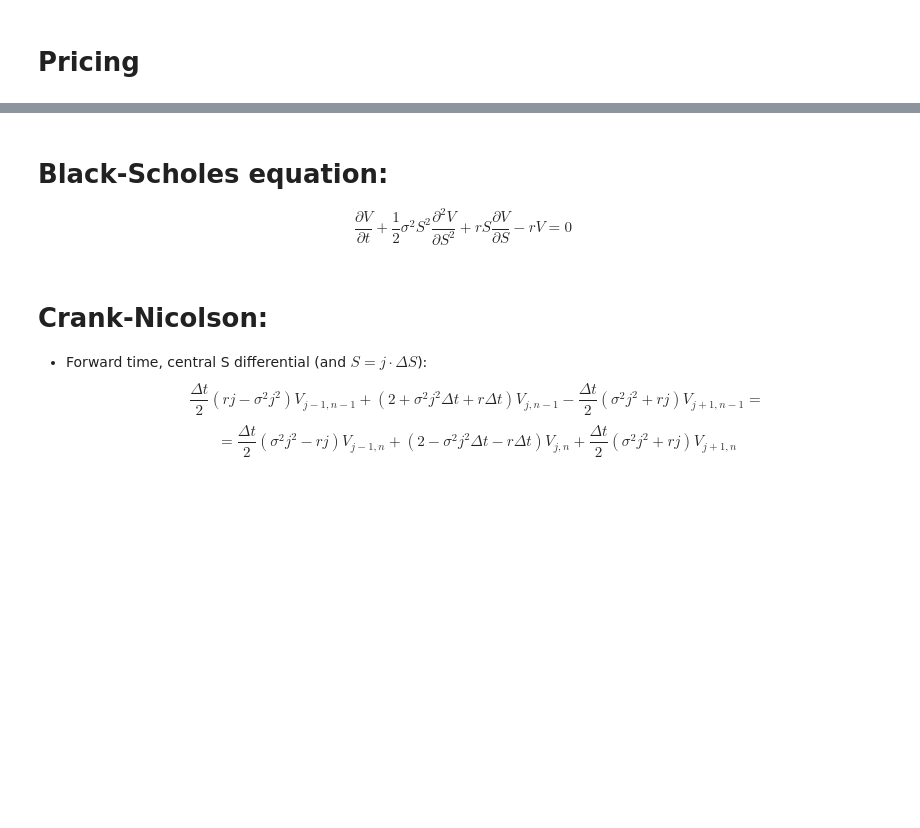
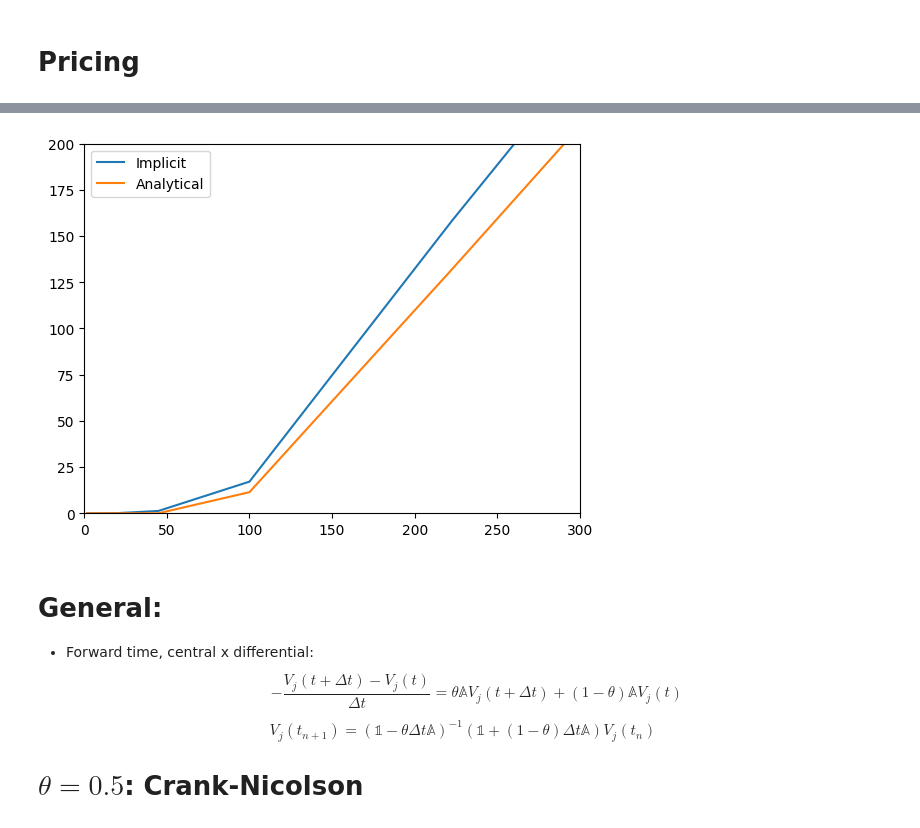
Before and after one commit to QuantCourseBP/QuantCourseBP, a Jupyter notebook: Lectures/05_Finite_method_intro/Finite_difference_method_intro_SOLUTION.ipynb, the cells around one changed output, grey strips where cells are left out. Drawn from its saved outputs; the diff is of its cells as text; code cells hidden in the pictures; blank space fills up the shorter version.

```diff
--- a/Lectures/Finite_method_intro/Finite_difference_method_intro_SOLUTION.ipynb
+++ b/Lectures/05_Finite_method_intro/Finite_difference_method_intro_SOLUTION.ipynb
@@ -551,8 +523,39 @@ plt.show()
-# %% [markdown]
-# Black-Scholes equation:
-$$\frac{\partial V}{\partial t}+\frac 1 2 \sigma^2 S^2 \frac{\partial ^2 V}{\partial S^2} + rS\frac{\partial V}{\partial S}-rV = 0$$
+# %%
+def create_and_run_implicit_BS(n_x, n_t):
+    dx = (x_max-x_min)/(n_x-1)
+    dt = T/(n_t-1)
+
+    implicit_grid = np.zeros((n_x, n_t))
+    implicit_grid = call_boundary(implicit_grid, dx, dt)
+
+    matrix = dt*get_a(n_x, dx, R, SIGMA)-np.diag(np.ones(n_x))
+
+    for n in range(1, n_t)[::-1]:
+        boundary = np.dot(matrix, implicit_grid[:,n-1])
+#         print(boundary)
+#         boundary = np.zeros(n_S)
+        implicit_grid[1:-1,n-1] = linalg.solve(matrix[1:-1,1:-1], implicit_grid[1:-1,n]-boundary[1:-1])
+
+    return implicit_grid
+# %%
+n_x, n_t = 11, 5
+implicit_solution = create_and_run_implicit_BS(n_x,n_t)
+Spots = np.exp(np.linspace(x_min, x_max, n_x))*K
+implicit_solution, Spots
+
+plt.plot(Spots, implicit_solution[:,0], label="Implicit")
+plt.plot(Spots, black_scholes_eur_call(Spots, T), label="Analytical")
+plt.xlim(0, 3*K)
+plt.ylim(0,200)
+plt.legend()
+plt.show()
+# %% [output]
+[figure, added]
 # %% [markdown]
-# Crank-Nicolson:
-* Forward time, central S differential (and $S=j\cdot\Delta S$):
-$$\frac{\Delta t}{2}(rj-\sigma^2j^2)V_{j-1, n-1} + (2+\sigma^2j^2\Delta t+r\Delta t)V_{j, n-1} -\frac{\Delta t}{2}(\sigma^2j^2+rj)V_{j+1, n-1} =$$
-$$=\frac{\Delta t}{2}(\sigma^2j^2-rj)V_{j-1,n}+(2-\sigma^2j^2\Delta t -r\Delta t)V_{j,n}+ \frac{\Delta t}{2}(\sigma^2j^2+rj)V_{j+1,n}$$
+# General:
+* Forward time, central x differential:
+$$-\frac{V_j(t+\Delta t)-V_j(t)}{\Delta t} =\theta \mathbb{A} V_j(t+\Delta t) + (1-\theta)\mathbb{A}V_j(t)$$
+
+$$V_{j}(t_{n+1})=\left(\mathbb{1} -\theta\Delta t\mathbb{A}\right)^{-1}\left(\mathbb{1} + (1-\theta)\Delta t\mathbb{A}\right)V_{j}(t_{n})$$
+
+# $\theta=0.5$: Crank-Nicolson
```
Also changed, not shown: parts of 56 cells of this notebook, 1 other file.
